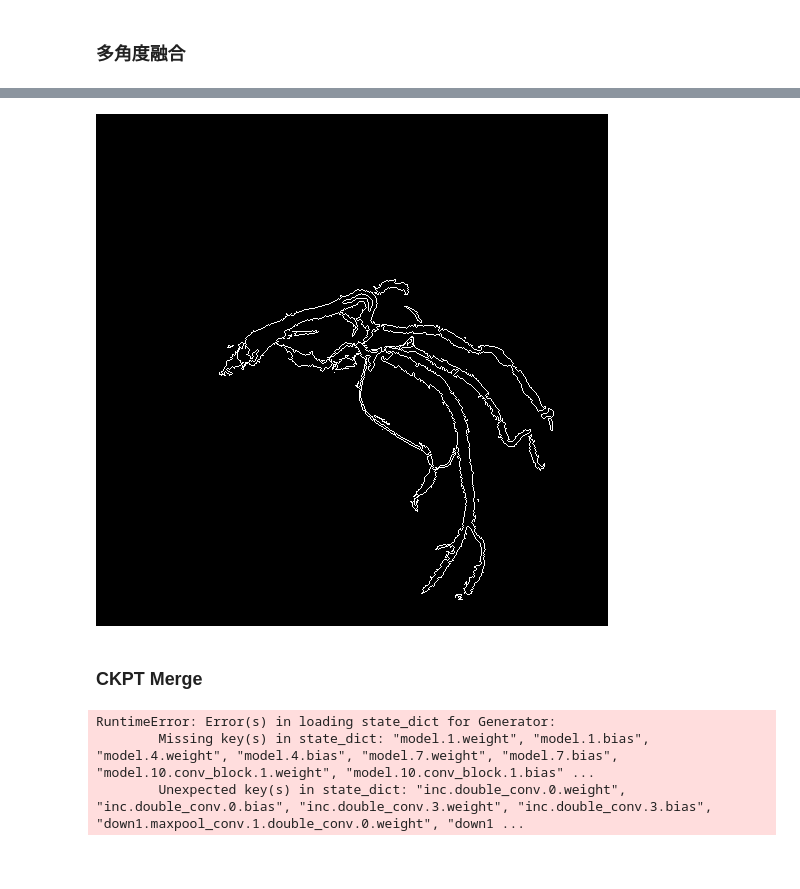
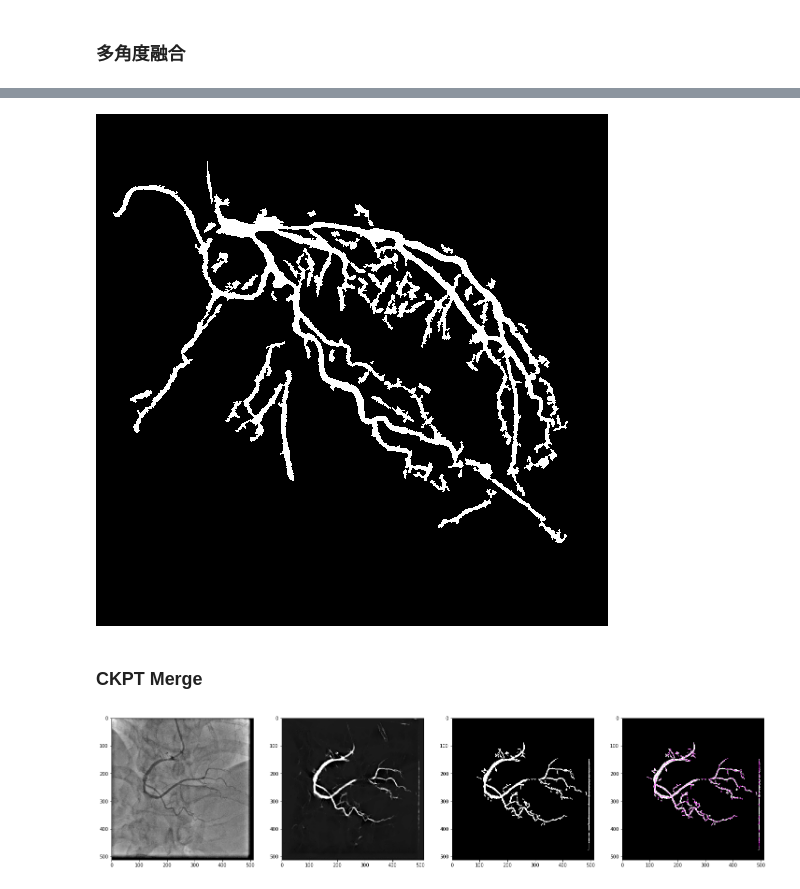
Before and after one commit to newfyu/DSAGAN, a Jupyter notebook: dev-Copy1.ipynb, the cells around one changed output, grey strips where cells are left out. Saved outputs shown, nothing was run; the diff lists cells and outputs as text; code cells hidden in the pictures; blank space fills up the shorter version.

```diff
--- a/dev-Copy1.ipynb
+++ b/dev-Copy1.ipynb
@@ -83,13 +84,13 @@ plt.subplot(144),plt.imshow(skel)
-# %%
-skel
-# %% [output]
-[figure, removed]
+# %%
+mask
+# %% [output]
+[figure, added]
 # %% [markdown]
 ### CKPT Merge
 # %%
 ckpts = []
-ckpts.append(torch.load('mlruns/0/e92b15a61d2c4813aa81d879f22422e7/099.ckpt', map_location='cpu')['netG_B2A'])
-# ckpts.append(torch.load('mlruns/0/8f4634e9eca640beb19eb49e97da10c7/140.ckpt', map_location='cpu')['netE'])
+ckpts.append(torch.load('mlruns/4/d8ec4f94fb6c41898ccf20162c5a0ba3/last.ckpt', map_location='cpu')['netG_B2A'])
+ckpts.append(torch.load('mlruns/4/d8ec4f94fb6c41898ccf20162c5a0ba3/030.ckpt', map_location='cpu')['netG_B2A'])
 # ckpts.append(torch.load('mlruns/0/8f4634e9eca640beb19eb49e97da10c7/160.ckpt', map_location='cpu')['netE'])
 # ckpts.append(torch.load('mlruns/0/8f4634e9eca640beb19eb49e97da10c7/199.ckpt', map_location='cpu')['netE'])
 
@@ -97,7 +98,7 @@ ckpts.append(torch.load('mlruns/0/e92b15a61d2c4813aa81d879f22422e7/099.ckpt', ma
 ckptm = merge_ckpts(ckpts)
 
 x = ds[idx]['B']
-B,out = fusion_predict(netG_B2A, [ckptm], x, pad=50, multiangle=True, denoise=5, size=sz)
+B,out = fusion_predict(netG_B2A, [ckptm], x, pad=0, multiangle=False, denoise=0, size=sz)
 mask, skel = make_mask(out,remove_size=1000, return_skel=True)
 out = T.functional.adjust_gamma(out,1.5)
 
@@ -111,6 +112,4 @@ plt.subplot(144),plt.imshow(skel)
 
 plt.show()
 # %% [output]
-RuntimeError: Error(s) in loading state_dict for Generator:
-        Missing key(s) in state_dict: "model.1.weight", "model.1.bias", "model.4.weight", "model.4.bias", "model.7.weight", "model.7.bias", "model.10.conv_block.1.weight", "model.10.conv_block.1.bias" ...
-        Unexpected key(s) in state_dict: "inc.double_conv.0.weight", "inc.double_conv.0.bias", "inc.double_conv.3.weight", "inc.double_conv.3.bias", "down1.maxpool_conv.1.double_conv.0.weight", "down1 ...
+[figure, added]
```
Also changed, not shown: parts of 2 cells of this notebook, 2 other files.
